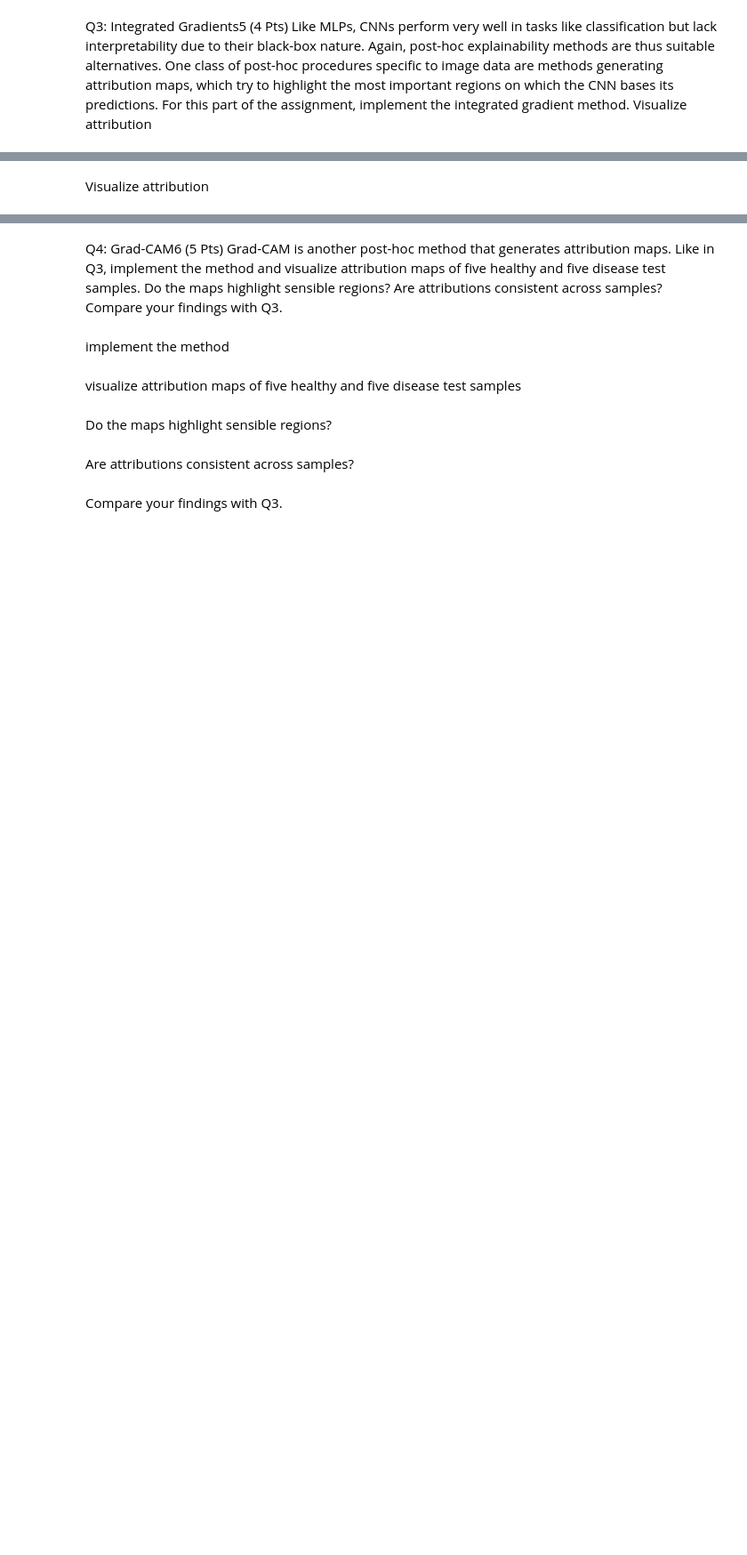
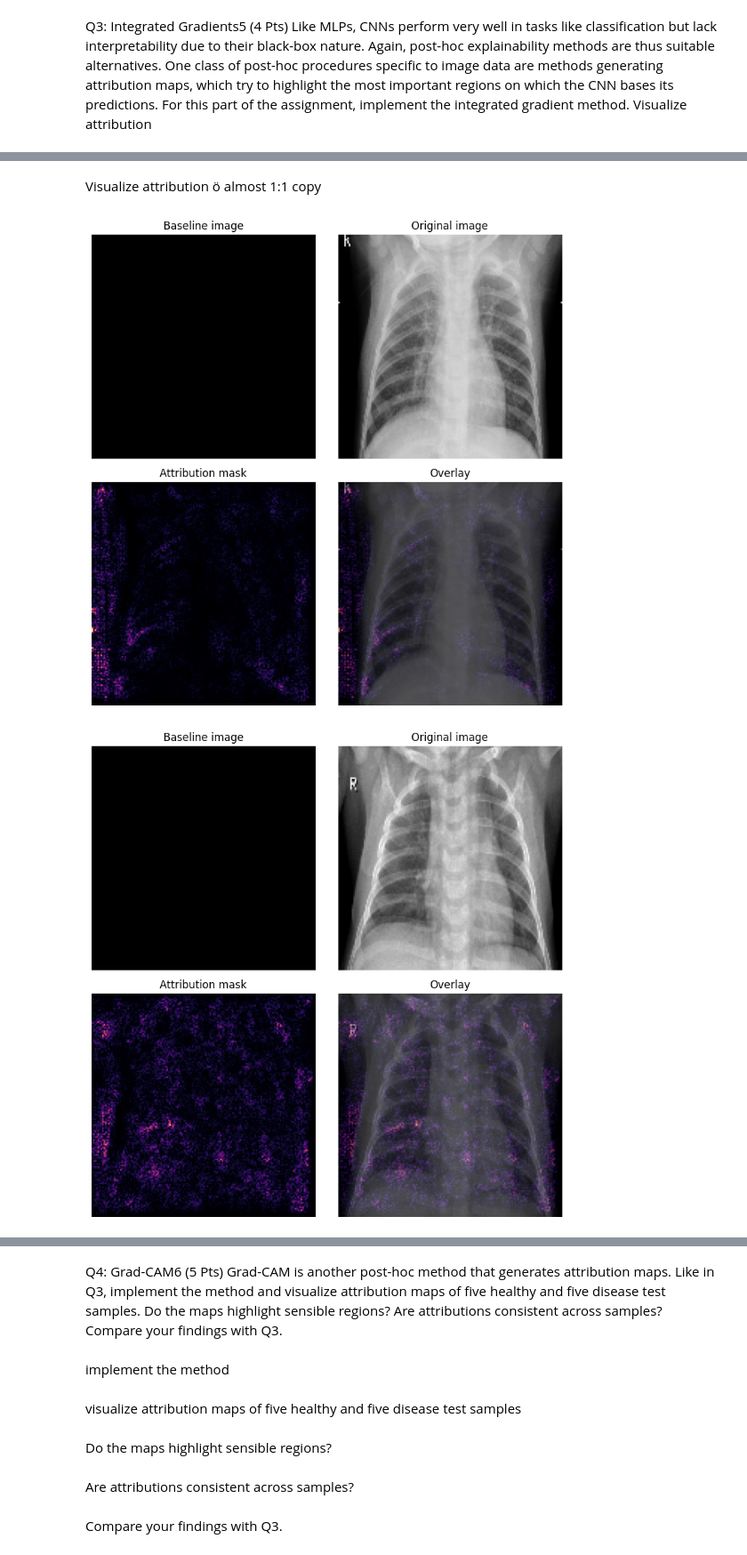
Before and after one commit to impossibleobject/23fs_mlhc_p1, a Jupyter notebook: part2.ipynb, the cells around one changed output, grey strips where cells are left out. Shown at 89% size. Cells and saved outputs as stored; diff of their text form; code cells hidden in the pictures; blank space fills up the shorter version.

```diff
--- a/part2.ipynb
+++ b/part2.ipynb
@@ -186,18 +196,13 @@ cnn = keras.models.Sequential([
 ])
 
 #add adam optimizer to get hyperparams right in training
-cnn.compile(optimizer='adam', loss = 'binary_crossentropy', metrics=['accuracy'])
+cnn.compile(optimizer='adam', loss = 'binary_crossentropy', metrics=['Accuracy',])
 
 callback = keras.callbacks.EarlyStopping(monitor='val_loss', patience=3, restore_best_weights=True)
 
 #train cnn
 cnn.fit(train_data, epochs=20, validation_data=valid_data, callbacks=callback)
 
-#eval cnn
-loss, accuracy = cnn.evaluate(test_data)
-print("Loss: ", loss)
-print("Accuracy: ", accuracy)
-
 #save cnn
 cnn.save('2_Q2_cnn')
 # %% [output]
@@ -249,2 +263,0 @@ For this part of the assignment, implement the integrated gradient method.
-# %% [markdown]
-Visualize attribution
@@ -250,0 +354,55 @@ Visualize attribution
+# %% [markdown]
+Visualize attribution ö almost 1:1 copy
+# %%
+def plot_img_attributions(baseline,
+                          image,
+                          target_class_idx,
+                          m_steps=50,
+                          highlight_cmap=plt.cm.inferno,
+                          background_cmap='gray',
+                          overlay_alpha=0.4):
+
+  attributions = integrated_gradients(baseline=baseline,
+                                      image=image,
+                                      target_class_idx=target_class_idx,
+                                      m_steps=m_steps)
+
+  # Sum of the attributions across color channels for visualization.
+  # The attribution mask shape is a grayscale image with height and width
+  # equal to the original image.
+  attribution_mask = tf.reduce_sum(tf.math.abs(attributions), axis=-1)
+
+  fig, axs = plt.subplots(nrows=2, ncols=2, squeeze=False, figsize=(8, 8))
+
+  axs[0, 0].set_title('Baseline image')
+  axs[0, 0].imshow(baseline, cmap=background_cmap)
+  axs[0, 0].axis('off')
+
+  axs[0, 1].set_title('Original image')
+  axs[0, 1].imshow(image, cmap=background_cmap)
+  axs[0, 1].axis('off')
+
+  axs[1, 0].set_title('Attribution mask')
+  axs[1, 0].imshow(attribution_mask, cmap=highlight_cmap)
+  axs[1, 0].axis('off')
+
+  axs[1, 1].set_title('Overlay')
+  axs[1, 1].imshow(attribution_mask, cmap=highlight_cmap)
+  axs[1, 1].imshow(image, alpha=overlay_alpha, cmap=background_cmap)
+  axs[1, 1].axis('off')
+
+  plt.tight_layout()
+  return fig
+
+
+
+g1 = tf.random.Generator.from_seed(1)
+for _ in range(3):
+  idx = rand.randint(0, Xs["test"].shape[0])
+  plot_img_attributions(image=Xs["test"][idx],
+                            baseline=baseline,
+                            target_class_idx=ys["test"][idx],
+                            m_steps=240)
+# %% [output]
+[figure, added]
+[figure, added]
```
Also changed, not shown: parts of 16 cells of this notebook.
